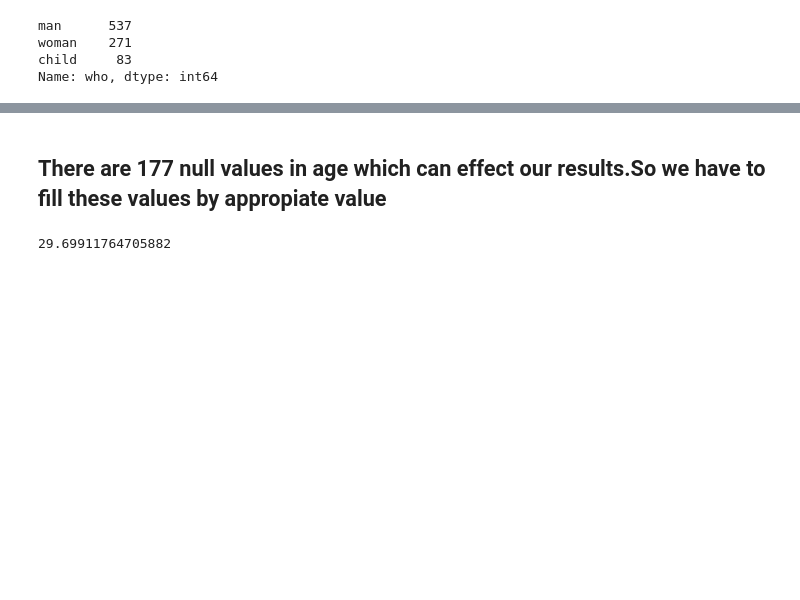
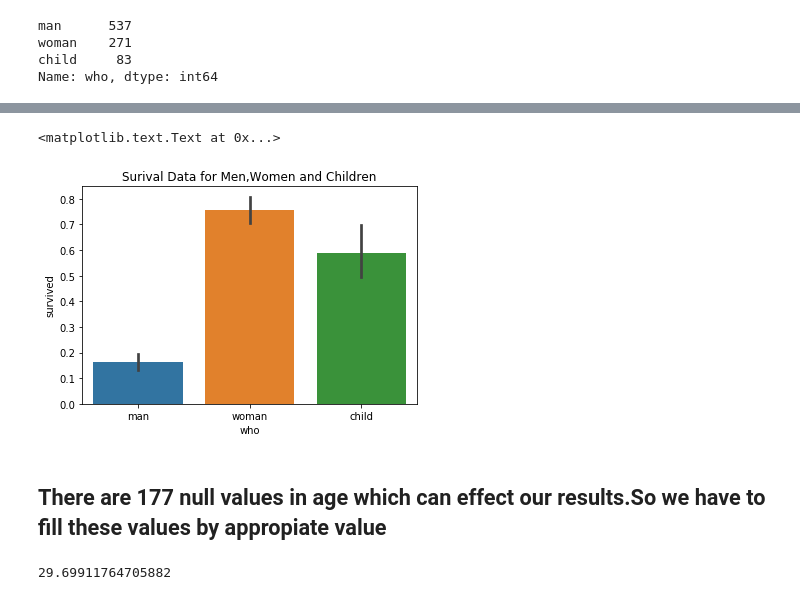
Before and after one commit to rohailkhan/titanic_data_analysis, a Jupyter notebook: Titanic Data analysis.ipynb, the cells around one changed output, grey strips where cells are left out. Cells and saved outputs as stored; diff of their text form; code cells hidden in the pictures; blank space fills up the shorter version.

```diff
--- a/Titanic Data analysis.ipynb
+++ b/Titanic Data analysis.ipynb
@@ -129,3 +168,9 @@ titanic.head()
+# %%
+sns.barplot(data=titanic,x=titanic['who'],y=titanic.survived)
+plt.title('Surival Data for Men,Women and Children')
+# %% [output]
+<matplotlib.text.Text at 0x...>
+[figure, added]
 # %% [markdown]
 ## There are 177 null values in age which can effect our results.So we have to fill these values by appropiate value
 # %%
```
Also changed, not shown: parts of 172 cells of this notebook.
